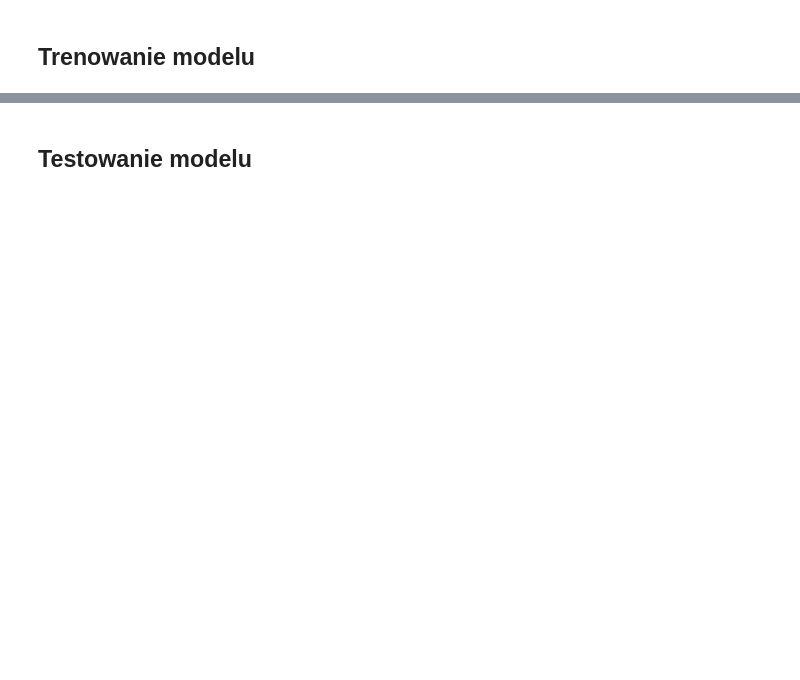
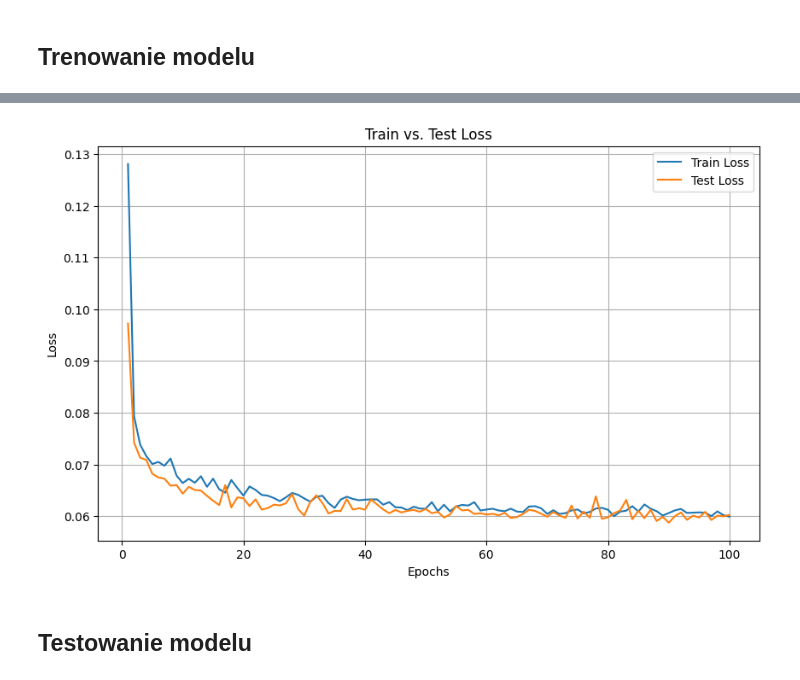
Before and after one commit to kam45x/SSNE_25L, a Jupyter notebook: house_price.ipynb, the cells around one changed output, grey strips where cells are left out. Cells and saved outputs as stored; diff of their text form; code cells hidden in the pictures; blank space fills up the shorter version.

```diff
--- a/house_price.ipynb
+++ b/house_price.ipynb
@@ -32,5 +21,5 @@ categorical_values.head()
 # %%
-house_data.drop(columns=categorical_columns, inplace=True)
+house_data = house_data.drop(columns=[])
 house_data.HeatingType = (house_data.HeatingType == "individual_heating").astype(int)
 house_data.AptManageType = (house_data.AptManageType == "management_in_trust").astype(int)
 
@@ -41,8 +30,6 @@ house_data = pd.get_dummies(house_data, columns=categorical_columns)
 house_data['SalePrice'] = pd.cut(house_data['SalePrice'], bins=[0, 100000, 350000, 1000000], labels=[0, 1, 2])
 house_data = pd.get_dummies(house_data, columns=['SalePrice'])
 
-
-
 # -> int
 house_data = house_data.astype(int)
 
@@ -200,7 +139,7 @@ class HouseNet(nn.Module):
 # %%
 # Prepare model
 device = torch.device("cuda")
-model = HouseNet(input_dim=train_x.shape[1], cat_dim=categorical_data.shape[1])
+model = HouseNet()
 model.to(device)
 # %% [output]
 HouseNet(
@@ -225,6 +153,6 @@ HouseNet(
 )
 # %%
-optimizer = torch.optim.Adam(model.parameters(), lr=0.0003)
+optimizer = torch.optim.Adam(model.parameters(), lr=0.001)
 loss_module = nn.MSELoss()
 
 train_data_loader = torch.utils.data.DataLoader(train_dataset, batch_size=128, shuffle=True)
@@ -333,0 +164,72 @@ Epoch: 300, train loss: 0.0601, val loss: 0.0609
+# %%
+import torch
+import matplotlib.pyplot as plt
+
+# Przechowywanie strat
+train_losses = []
+test_losses = []
+
+# Tryb treningowy modelu
+model.train()
+
+# Training loop
+for epoch in range(100):
+    total_train_loss = 0
+    train_batches = 0
+
+    for data_inputs, data_labels in train_data_loader:
+        ## Step 1: Move input data to device (only strictly necessary if we use GPU)
+        data_inputs = data_inputs.to(device)
+        data_labels = data_labels.to(device)
+
+        ## Step 2: Run the model on the input data
+        preds = model(data_inputs.float()).squeeze(dim=1)
+
+        ## Step 3: Calculate the loss
+        loss = loss_module(preds, data_labels.float())
+
+        ## Step 4: Perform backpropagation
+        optimizer.zero_grad()
+        loss.backward()
+
+        ## Step 5: Update the parameters
+        optimizer.step()
+
+        total_train_loss += loss.item()
+        train_batches += 1
+
+    avg_train_loss = total_train_loss / train_batches
+    train_losses.append(avg_train_loss)
+
+    model.eval()
+    total_test_loss = 0
+    test_batches = 0
+
+    with torch.no_grad():
+        for test_inputs, test_labels in test_data_loader:
+            test_inputs = test_inputs.to(device)
+            test_labels = test_labels.to(device)
+
+            test_preds = model(test_inputs.float()).squeeze(dim=1)
+            test_loss = loss_module(test_preds, test_labels.float())
+
+            total_test_loss += test_loss.item()
+            test_batches += 1
+
+    avg_test_loss = total_test_loss / test_batches
+    test_losses.append(avg_test_loss)
+
+    model.train()
+
+    print(f"Epoch: {epoch+1}, Train Loss: {avg_train_loss:.4f}, Test Loss: {avg_test_loss:.4f}")
+
+plt.figure(figsize=(10, 6))
+plt.plot(range(1, len(train_losses) + 1), train_losses, label="Train Loss")
+plt.plot(range(1, len(test_losses) + 1), test_losses, label="Test Loss")
+plt.xlabel("Epochs")
+plt.ylabel("Loss")
+plt.title("Train vs. Test Loss")
+plt.legend()
+plt.grid(True)
+plt.show()
+# %% [output]
@@ -334,3 +253,4 @@ Epoch: 300, train loss: 0.0601, val loss: 0.0609
+[figure, added]
 # %% [markdown]
 ## Testowanie modelu
 # %%
```
Also changed, not shown: parts of 11 cells of this notebook.
